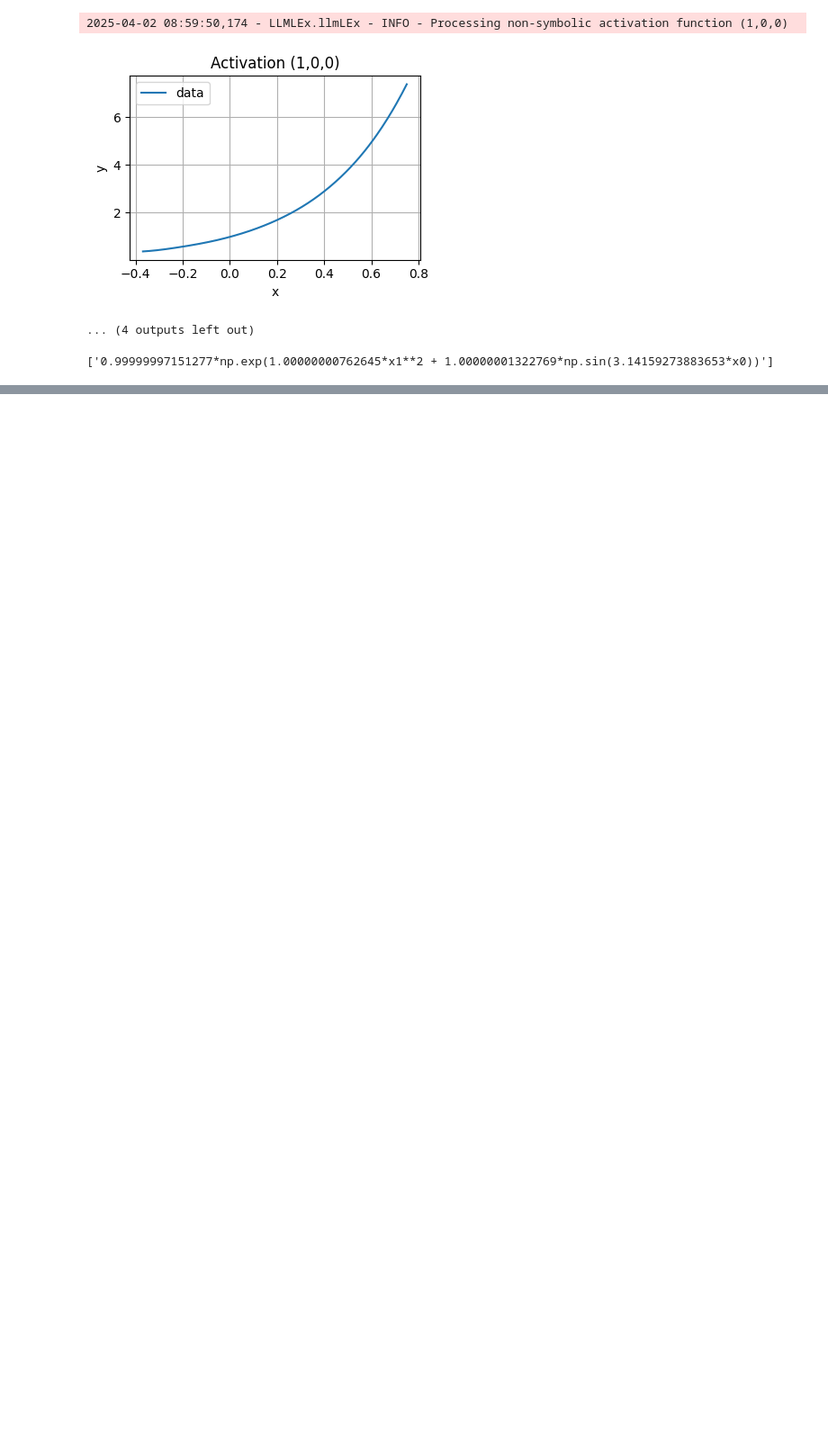
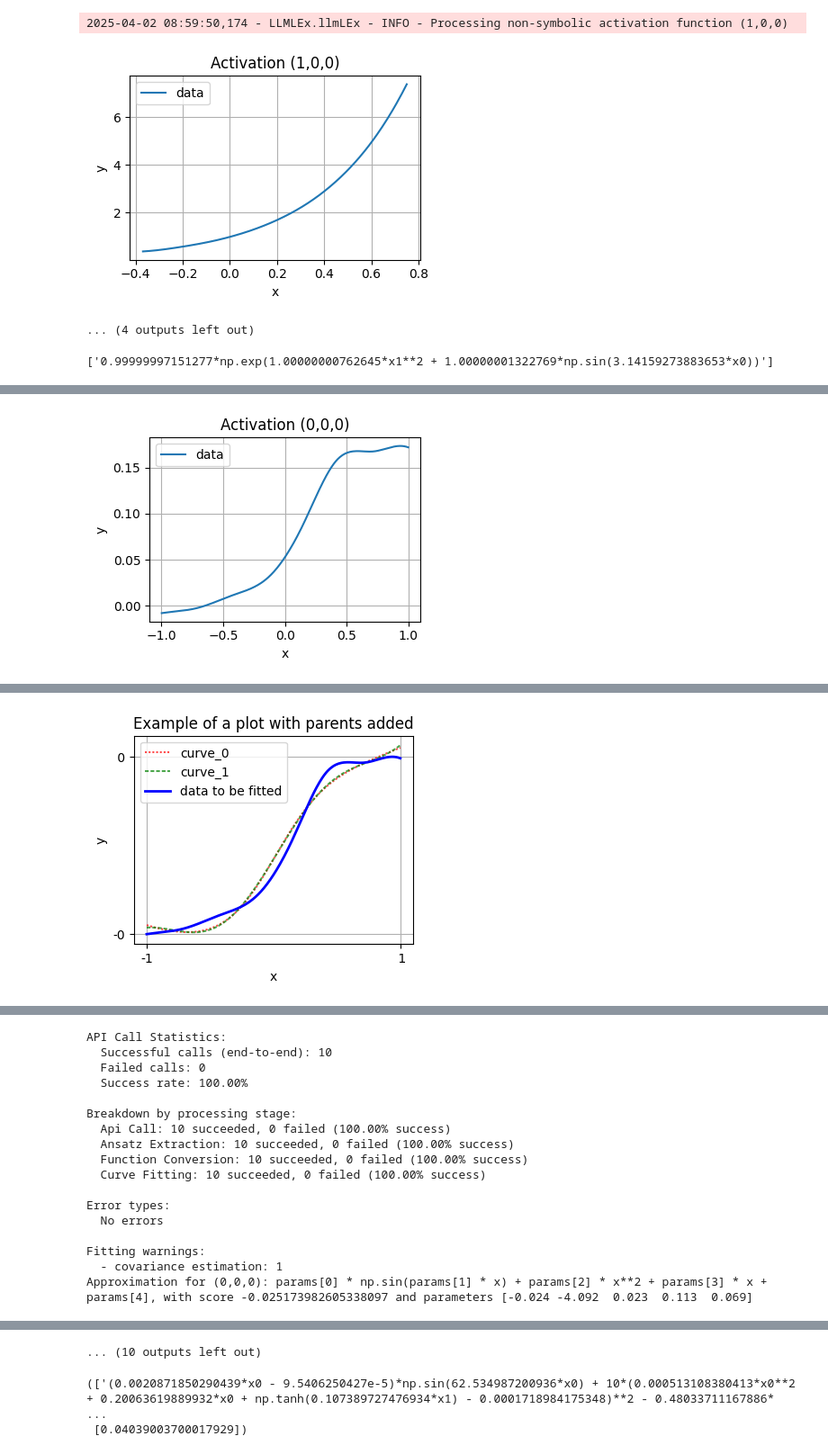
Before and after one commit to harveyThomas4692/llmlex, a Jupyter notebook: Examples/Example Paper MultiKAN.ipynb, the cells around one changed output, grey strips where cells are left out. Shown: that part at 90% size. Cells and saved outputs as stored; diff of their text form; code cells hidden in the pictures; blank space fills up the shorter version.

```diff
--- a/Examples/Example Paper MultiKAN.ipynb
+++ b/Examples/Example Paper MultiKAN.ipynb
@@ -131,0 +185,14 @@ best_expressions
+# %%
+best_expressions, best_chi_squareds, results_dicts, results_all_dicts = multivariate_kansr.get_symbolic(
+    client=client,
+    population=5,
+    generations=2,
+    temperature=0.1,
+    gpt_model="openai/gpt-4o",
+    verbose=1,
+    use_async=True,
+    plot_fit=True,
+    plot_parents=True,
+    demonstrate_parent_plotting=True
+)
+# %% [output]
@@ -131,0 +205 @@ best_expressions
+[figure, added]
@@ -131,0 +211 @@ best_expressions
+[figure, added]
@@ -131,0 +216,17 @@ best_expressions
+API Call Statistics:
+  Successful calls (end-to-end): 10
+  Failed calls: 0
+  Success rate: 100.00%
+
+Breakdown by processing stage:
+  Api Call: 10 succeeded, 0 failed (100.00% success)
+  Ansatz Extraction: 10 succeeded, 0 failed (100.00% success)
+  Function Conversion: 10 succeeded, 0 failed (100.00% success)
+  Curve Fitting: 10 succeeded, 0 failed (100.00% success)
+
+Error types:
+  No errors
+
+Fitting warnings:
+  - covariance estimation: 1
+Approximation for (0,0,0): params[0] * np.sin(params[1] * x) + params[2] * x**2 + params[3] * x + params[4], with score -0.025173982605338097 and parameters [-0.024 -4.092  0.023  0.113  0.069]
@@ -131,0 +246,6 @@ best_expressions
+... (10 outputs left out)
+# %%
+best_expressions, best_chi_squareds
+# %% [output]
+(['(0.0020871850290439*x0 - 9.5406250427e-5)*np.sin(62.534987200936*x0) + 10*(0.000513108380413*x0**2 + 0.20063619889932*x0 + np.tanh(0.107389727476934*x1) - 0.0001718984175348)**2 - 0.48033711167886* ...
+ [0.04039003700017929])
```
Also changed, not shown: parts of 10 cells of this notebook.
